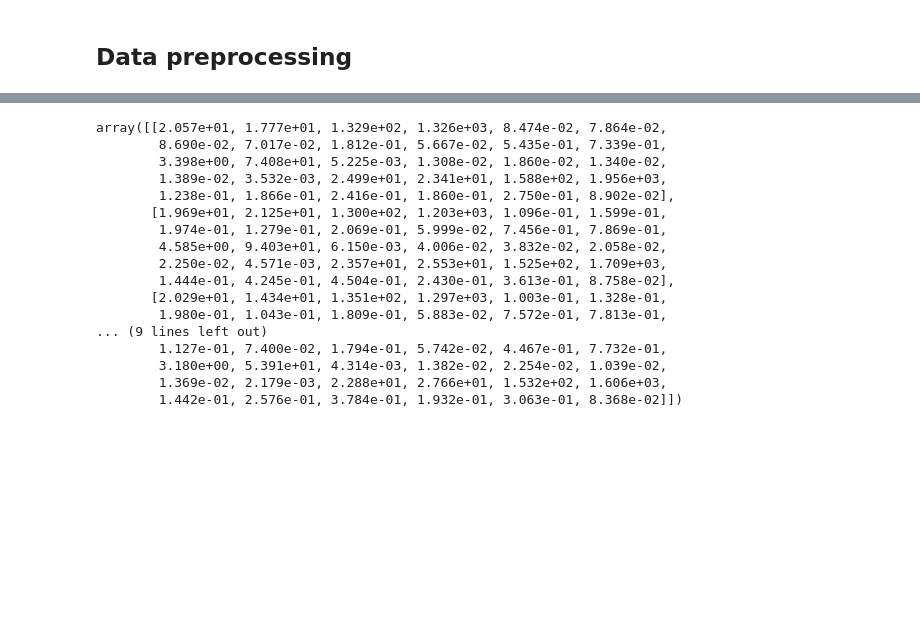
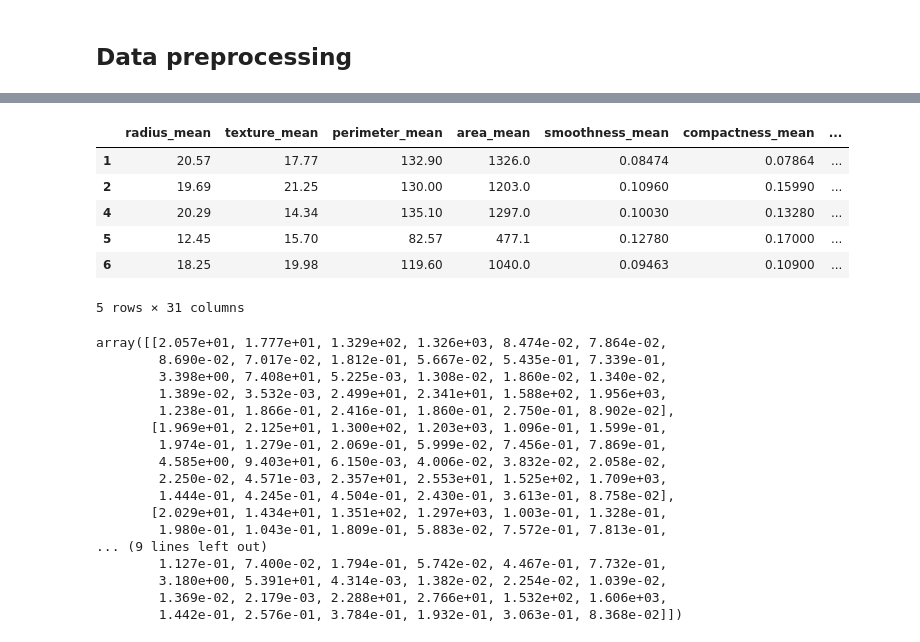
Before and after one commit to guldenturgay/breast-cancer-diagnosis, a Jupyter notebook: bc_diagnosis.ipynb, the cells around one changed output, grey strips where cells are left out. Cells and saved outputs as stored; diff of their text form; code cells hidden in the pictures; blank space fills up the shorter version.

```diff
--- a/bc_diagnosis.ipynb
+++ b/bc_diagnosis.ipynb
@@ -150,2 +175,14 @@ plt.show()
+# %%
+data.drop('diagnosis', axis = 1, inplace = True)
+data.drop('id', axis = 1, inplace = True)
+data.head()
+# %% [output]
+|  | radius_mean | texture_mean | perimeter_mean | area_mean | smoothness_mean | compactness_mean | ... |
+| 1 | 20.57 | 17.77 | 132.90 | 1326.0 | 0.08474 | 0.07864 | ... |
+| 2 | 19.69 | 21.25 | 130.00 | 1203.0 | 0.10960 | 0.15990 | ... |
+| 4 | 20.29 | 14.34 | 135.10 | 1297.0 | 0.10030 | 0.13280 | ... |
+| 5 | 12.45 | 15.70 | 82.57 | 477.1 | 0.12780 | 0.17000 | ... |
+| 6 | 18.25 | 19.98 | 119.60 | 1040.0 | 0.09463 | 0.10900 | ... |
+5 rows × 31 columns
 # %%
 # Define features X
```
Also changed, not shown: parts of 7 cells of this notebook.
